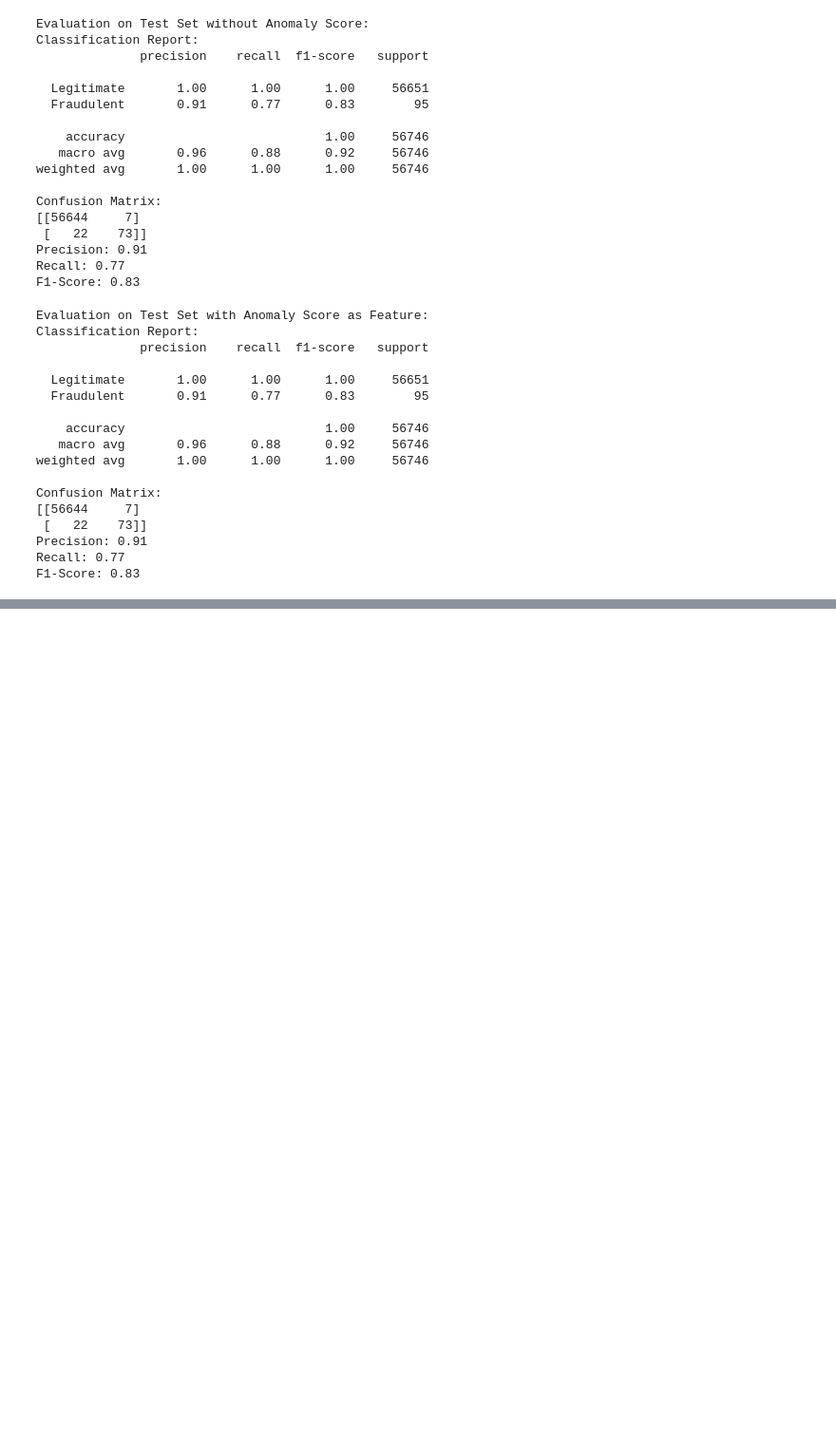
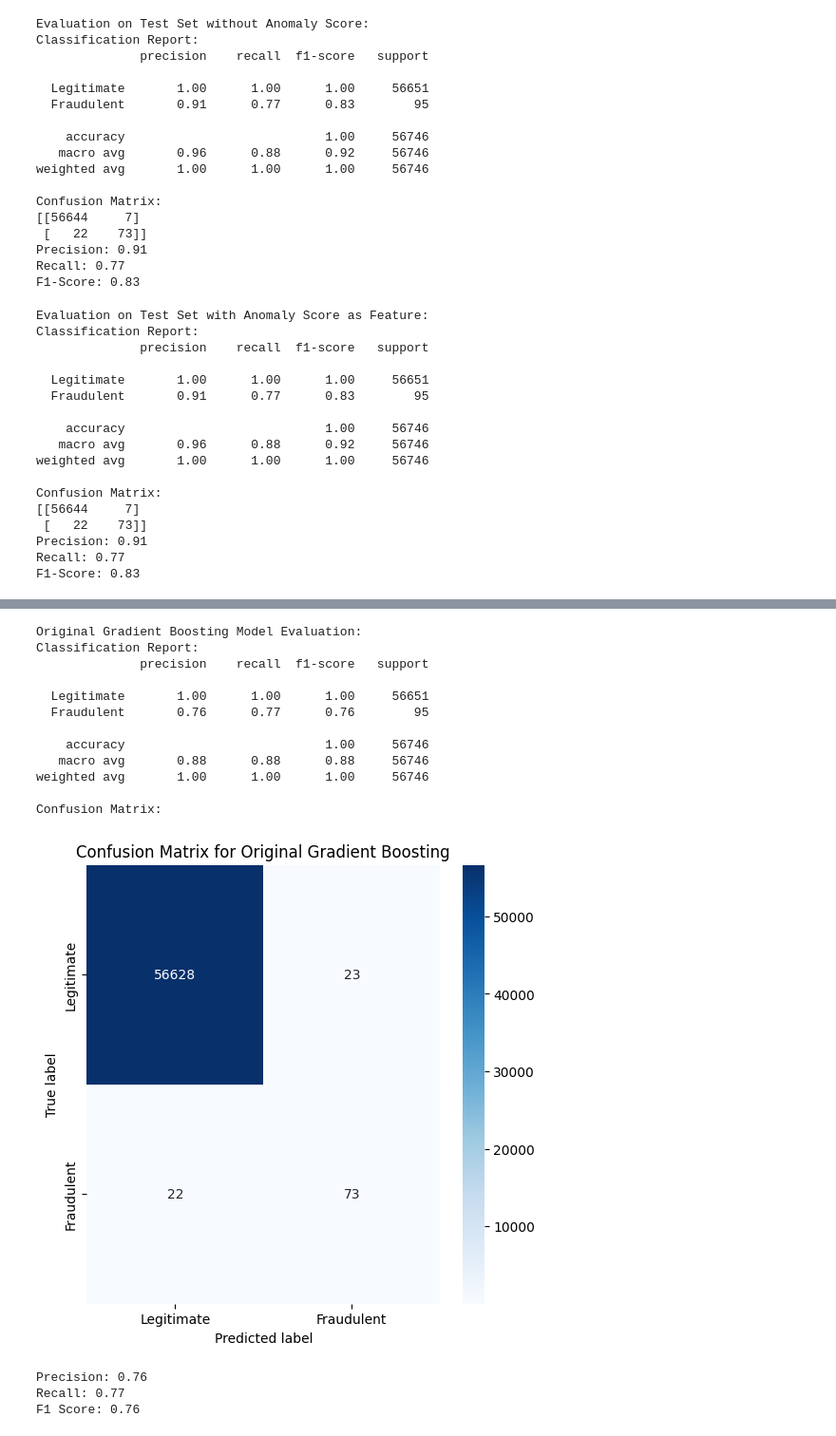
Before and after one commit to franchaise/project, a Jupyter notebook: credit_project.ipynb, the cells around one changed output, grey strips where cells are left out. Shown at 95% size. Drawn from its saved outputs; the diff is of its cells as text; code cells hidden in the pictures; blank space fills up the shorter version.

Commit message:
using stack method

```diff
--- a/credit_project.ipynb
+++ b/credit_project.ipynb
@@ -627,0 +792,20 @@ KeyboardInterrupt:
+# %%
+
+
+#  Extract Encoded Features
+X_train_encoded = encoder.predict(X_train)
+X_test_encoded = encoder.predict(X_test)
+
+# Calculate Reconstruction Errors (Anomaly Scores)
+X_train_reconstructed = autoencoder.predict(X_train)
+X_test_reconstructed = autoencoder.predict(X_test)
+
+train_anomaly_scores = np.mean(np.square(X_train - X_train_reconstructed), axis=1)
+test_anomaly_scores = np.mean(np.square(X_test - X_test_reconstructed), axis=1)
+
+# Train Gradient Boosting Without Anomaly Scores
+gb_model_original = GradientBoostingClassifier(n_estimators=100, random_state=42)
+gb_model_original.fit(X_train, y_train)
+
+# Predict using the original test set
+y_pred_original = gb_model_original.predict(X_test)
@@ -627,0 +817,35 @@ KeyboardInterrupt:
+# %%
+# Evaluation without anomaly score
+print("Original Gradient Boosting Model Evaluation:")
+print("Classification Report:")
+print(classification_report(y_test, y_pred_original, target_names=['Legitimate', 'Fraudulent']))
+
+print("Confusion Matrix:")
+cm_original = confusion_matrix(y_test, y_pred_original)
+plt.figure(figsize=(6, 6))
+sns.heatmap(cm_original, annot=True, fmt="d", cmap="Blues", xticklabels=['Legitimate', 'Fraudulent'], yticklabels=['Legitimate', 'Fraudulent'])
+plt.ylabel('True label')
+plt.xlabel('Predicted label')
+plt.title('Confusion Matrix for Original Gradient Boosting')
+plt.show()
+
+print(f"Precision: {precision_score(y_test, y_pred_original):.2f}")
+print(f"Recall: {recall_score(y_test, y_pred_original):.2f}")
+print(f"F1 Score: {f1_score(y_test, y_pred_original):.2f}")
+# %% [output]
+Original Gradient Boosting Model Evaluation:
+Classification Report:
+              precision    recall  f1-score   support
+
+  Legitimate       1.00      1.00      1.00     56651
+  Fraudulent       0.76      0.77      0.76        95
+
+    accuracy                           1.00     56746
+   macro avg       0.88      0.88      0.88     56746
+weighted avg       1.00      1.00      1.00     56746
+
+Confusion Matrix:
+[figure, added]
+Precision: 0.76
+Recall: 0.77
+F1 Score: 0.76
```
Also changed, not shown: parts of 19 cells of this notebook.
